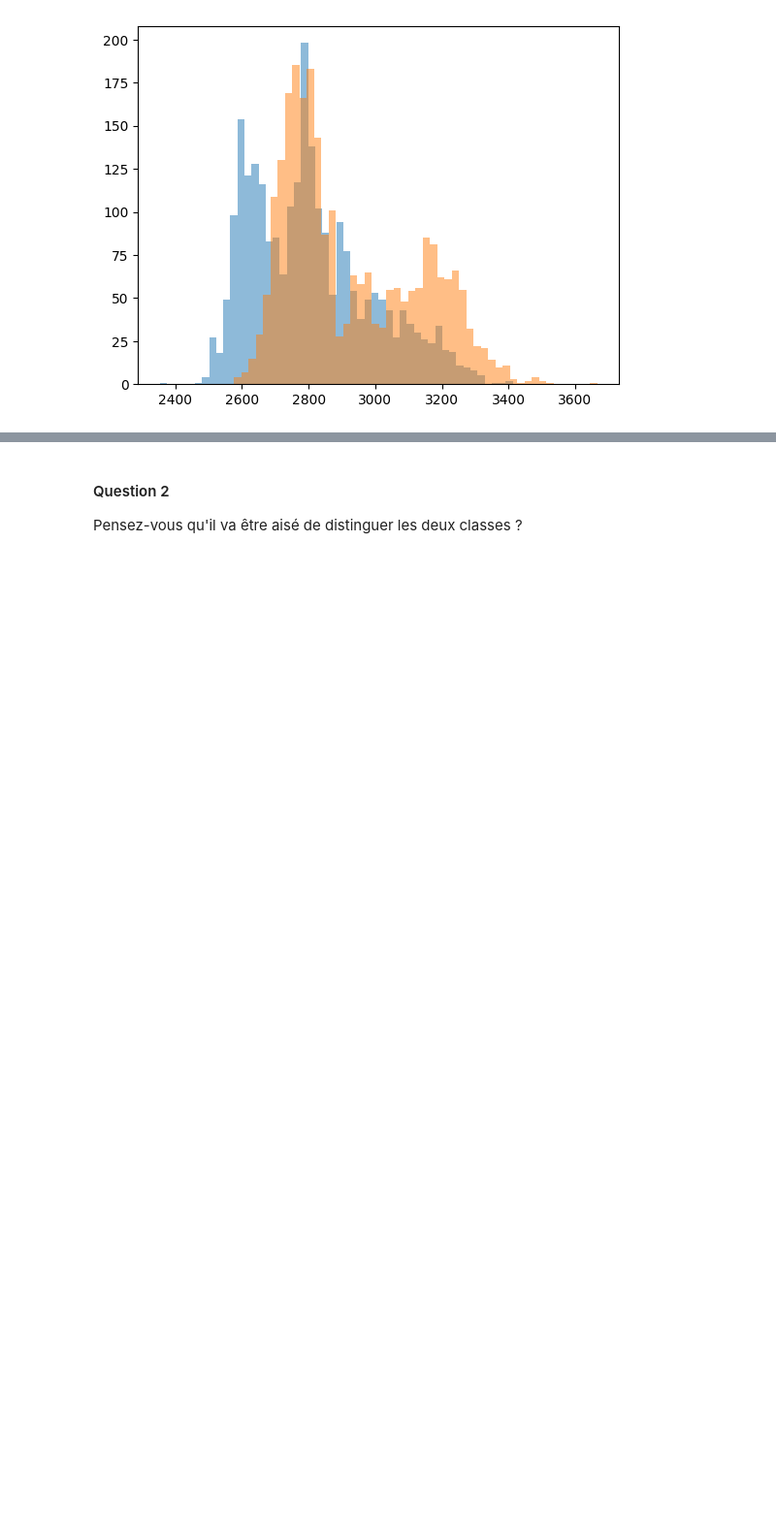
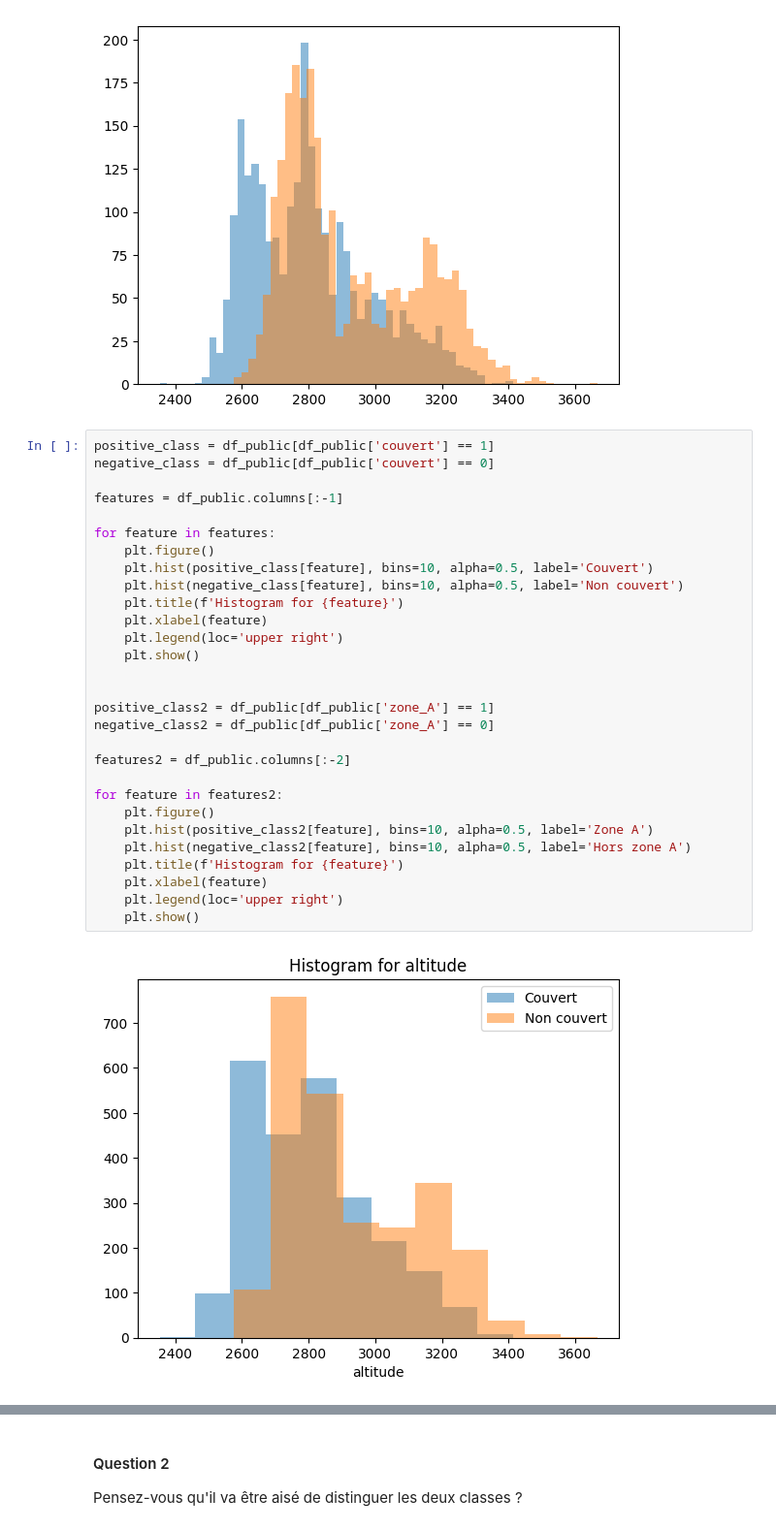
Before and after one commit to ElisaSko/data, a Jupyter notebook: Projet_SDD_2024.ipynb, the cells around one changed output, grey strips where cells are left out. Shown at 97% size. Cells and saved outputs as stored; diff of their text form; blank space fills up the shorter version.

```diff
--- a/Projet_SDD_2024.ipynb
+++ b/Projet_SDD_2024.ipynb
@@ -77,3 +77,34 @@ plt.plot()
 plt.show()
 # %% [output]
 [figure]
+# %%
+positive_class = df_public[df_public['couvert'] == 1]
+negative_class = df_public[df_public['couvert'] == 0]
+
+features = df_public.columns[:-1]
+
+for feature in features:
+    plt.figure()
+    plt.hist(positive_class[feature], bins=10, alpha=0.5, label='Couvert')
+    plt.hist(negative_class[feature], bins=10, alpha=0.5, label='Non couvert')
+    plt.title(f'Histogram for {feature}')
+    plt.xlabel(feature)
+    plt.legend(loc='upper right')
+    plt.show()
+
+
+positive_class2 = df_public[df_public['zone_A'] == 1]
+negative_class2 = df_public[df_public['zone_A'] == 0]
+
+features2 = df_public.columns[:-2]
+
+for feature in features2:
+    plt.figure()
+    plt.hist(positive_class2[feature], bins=10, alpha=0.5, label='Zone A')
+    plt.hist(negative_class2[feature], bins=10, alpha=0.5, label='Hors zone A')
+    plt.title(f'Histogram for {feature}')
+    plt.xlabel(feature)
+    plt.legend(loc='upper right')
+    plt.show()
+# %% [output]
+[figure, added]
```
Also changed, not shown: parts of 1 cell of this notebook.
